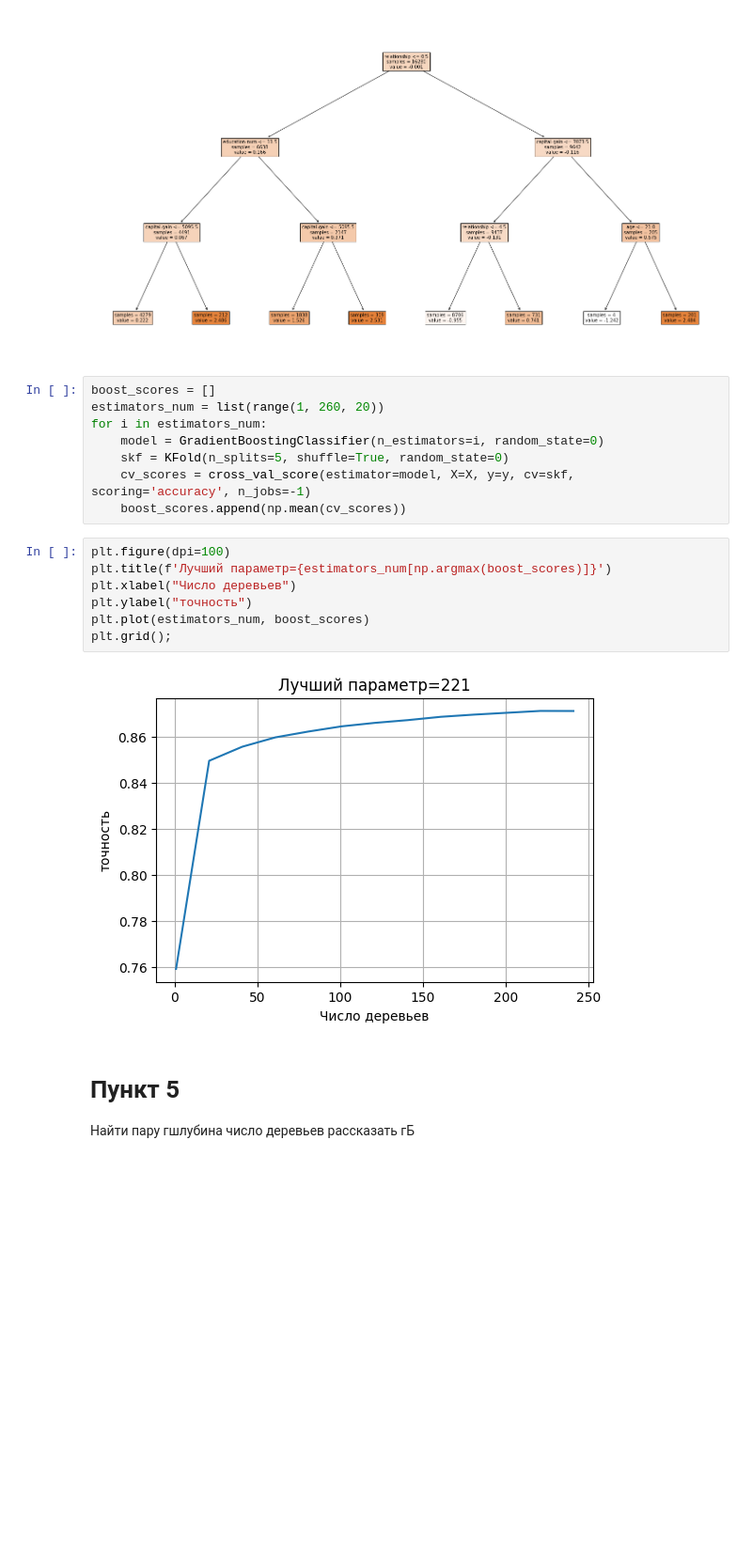
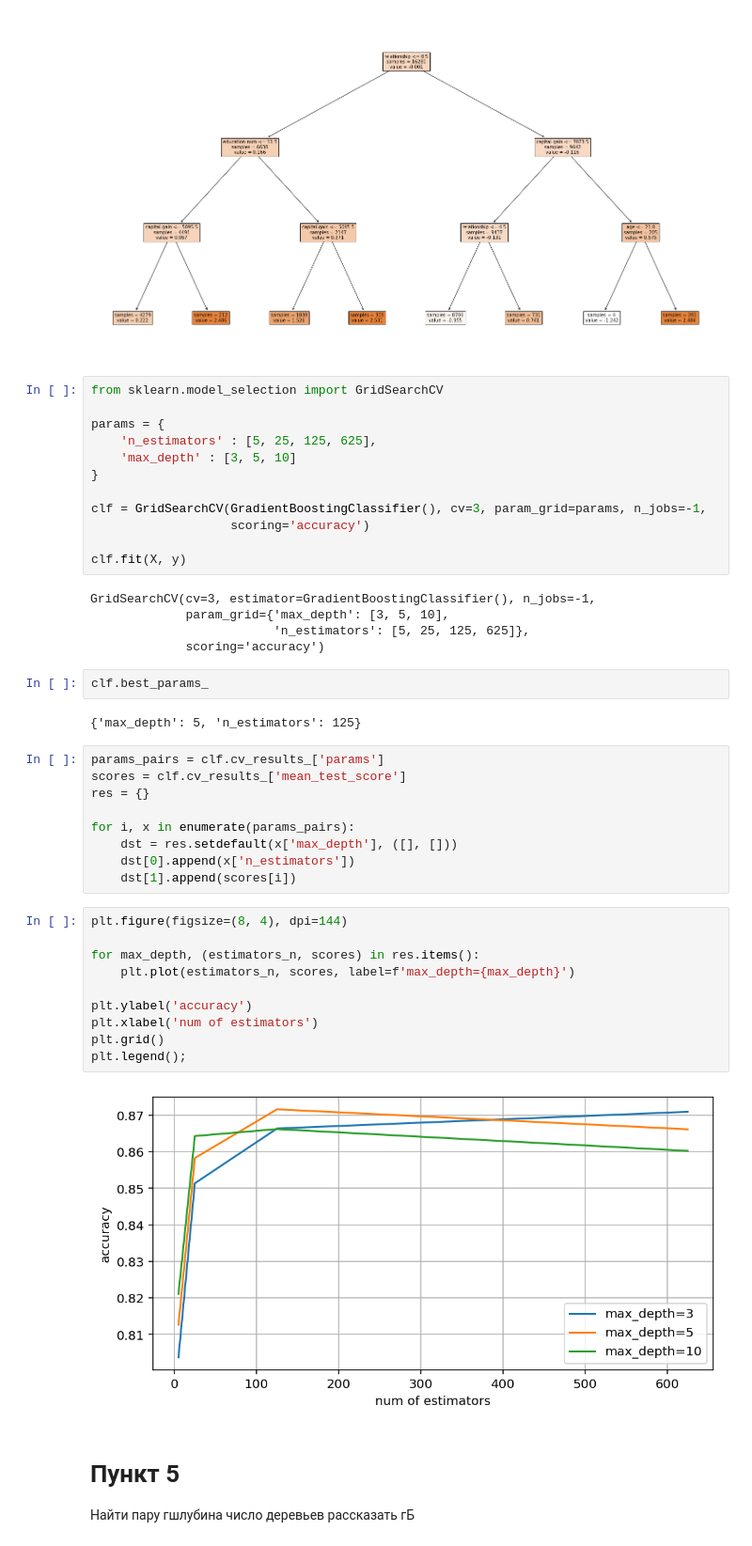
Before and after one commit to goglom/MMAD, a Jupyter notebook: Problem_3/Problem_3.ipynb, the cells around one changed output. Shown: that part at 94% size. Cells and saved outputs as stored; diff of their text form; blank space fills up the shorter version.

```diff
--- a/Problem_3/Problem_3.ipynb
+++ b/Problem_3/Problem_3.ipynb
@@ -135,23 +135,48 @@ plot_tree(gbooster.estimators_[2, 0])
 [figure]
 [figure]
 [figure]
-# %%
-boost_scores = []
-estimators_num = list(range(1, 260, 20))
-for i in estimators_num:
-    model = GradientBoostingClassifier(n_estimators=i, random_state=0)
-    skf = KFold(n_splits=5, shuffle=True, random_state=0)
-    cv_scores = cross_val_score(estimator=model, X=X, y=y, cv=skf, scoring='accuracy', n_jobs=-1)
-    boost_scores.append(np.mean(cv_scores))
-# %%
-plt.figure(dpi=100)
-plt.title(f'Лучший параметр={estimators_num[np.argmax(boost_scores)]}')
-plt.xlabel("Число деревьев")
-plt.ylabel("точность")
-plt.plot(estimators_num, boost_scores)
-plt.grid();
-# %% [output]
-[figure, removed]
+# %%
+from sklearn.model_selection import GridSearchCV
+
+params = {
+    'n_estimators' : [5, 25, 125, 625],
+    'max_depth' : [3, 5, 10]
+}
+
+clf = GridSearchCV(GradientBoostingClassifier(), cv=3, param_grid=params, n_jobs=-1,
+                   scoring='accuracy')
+
+clf.fit(X, y)
+# %% [output]
+GridSearchCV(cv=3, estimator=GradientBoostingClassifier(), n_jobs=-1,
+             param_grid={'max_depth': [3, 5, 10],
+                         'n_estimators': [5, 25, 125, 625]},
+             scoring='accuracy')
+# %%
+clf.best_params_
+# %% [output]
+{'max_depth': 5, 'n_estimators': 125}
+# %%
+params_pairs = clf.cv_results_['params']
+scores = clf.cv_results_['mean_test_score']
+res = {}
+
+for i, x in enumerate(params_pairs):
+    dst = res.setdefault(x['max_depth'], ([], []))
+    dst[0].append(x['n_estimators'])
+    dst[1].append(scores[i])
+# %%
+plt.figure(figsize=(8, 4), dpi=144)
+
+for max_depth, (estimators_n, scores) in res.items():
+    plt.plot(estimators_n, scores, label=f'max_depth={max_depth}')
+
+plt.ylabel('accuracy')
+plt.xlabel('num of estimators')
+plt.grid()
+plt.legend();
+# %% [output]
+[figure, added]
 # %% [markdown]
 # Пункт 5
 
```
Also changed, not shown: parts of 3 cells of this notebook.
